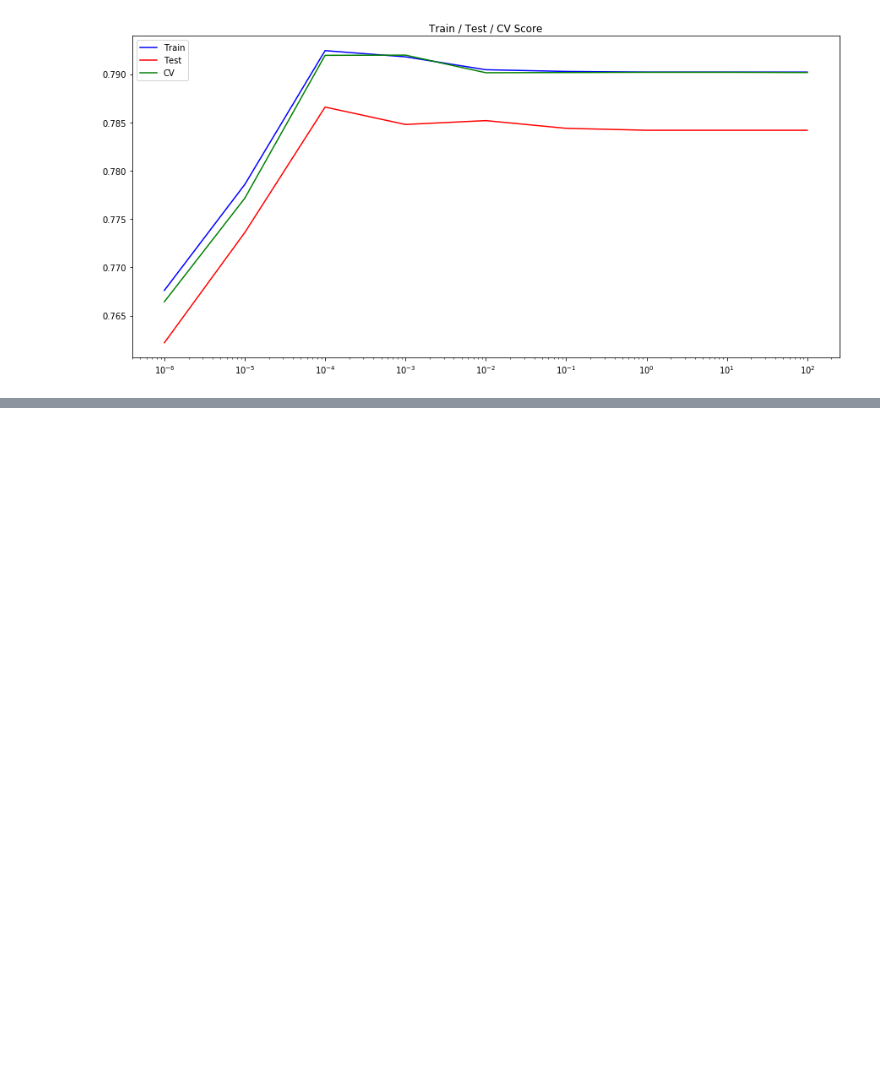
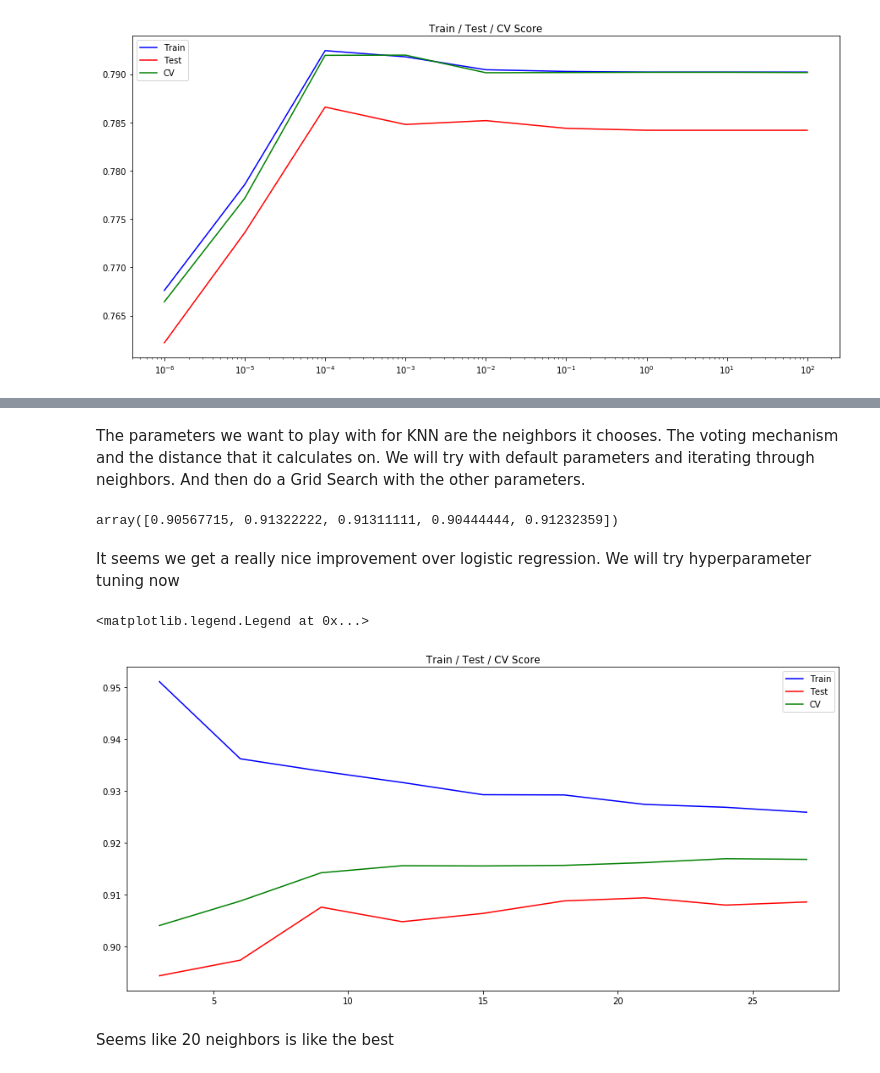
Before and after one commit to daguito81/Machine-Learning-Examples, a Jupyter notebook: Classification Example.ipynb, the cells around one changed output, grey strips where cells are left out. Cells and saved outputs as stored; diff of their text form; code cells hidden in the pictures; blank space fills up the shorter version.

Commit message:
progressed through class example

```diff
--- a/Classification Example.ipynb
+++ b/Classification Example.ipynb
@@ -89,0 +120,4 @@ plt.legend()
+# %%
+best_lr_model = LogisticRegression(C=0.00017, solver='lbfgs')
+# %%
+best_lr_model.fit(X_train, y_train)
@@ -89,0 +161,2 @@ plt.legend()
+# %% [markdown]
+The parameters we want to play with for KNN are the neighbors it chooses. The voting mechanism and the distance that it calculates on. We will try with default parameters and iterating through neighbors. And then do a Grid Search with the other parameters.
@@ -89,0 +165,30 @@ plt.legend()
+# %%
+cross_val_score(base_knn_model, X_train, y_train, cv=5)
+# %% [output]
+array([0.90567715, 0.91322222, 0.91311111, 0.90444444, 0.91232359])
+# %% [markdown]
+It seems we get a really nice improvement over logistic regression. We will try hyperparameter tuning now
+# %%
+neighbors = np.arange(3,30,3)
+train_score = []
+test_score = []
+cv_score = []
+
+for neighbor in neighbors:
+    model = KNeighborsClassifier(n_neighbors=neighbor)
+    model.fit(X_train, y_train)
+    train_score.append(model.score(X_train, y_train))
+    test_score.append(model.score(X_test, y_test))
+    cv_score.append(cross_val_score(model, X_train, y_train, cv=5).mean())
+
+plt.subplots(figsize=(15,7))
+plt.plot(neighbors, train_score, color='blue', label='Train')
+plt.plot(neighbors, test_score, color='red', label='Test')
+plt.plot(neighbors, cv_score, color='green', label='CV')
+plt.title("Train / Test / CV Score")
+plt.legend()
+# %% [output]
+<matplotlib.legend.Legend at 0x...>
+[figure, added]
+# %% [markdown]
+Seems like 20 neighbors is like the best
```
Also changed, not shown: parts of 16 cells of this notebook.
